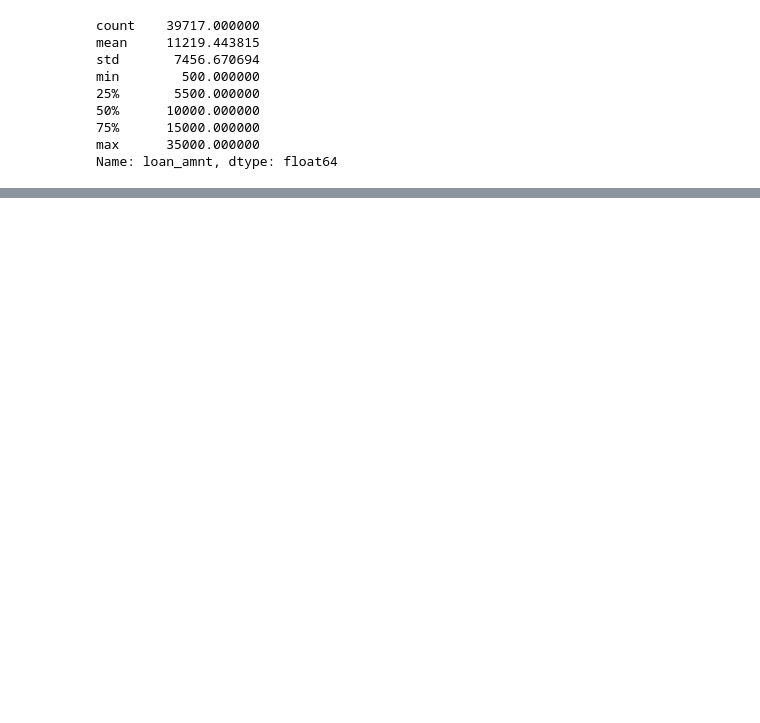
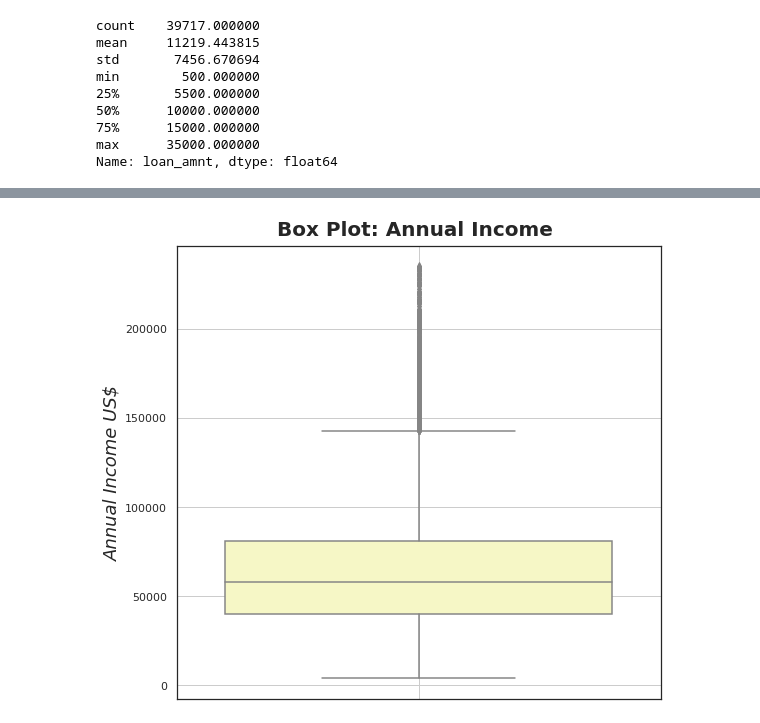
Before and after one commit to teerapat1739/EDA_lending, a Jupyter notebook: notebooks/Group_Facilitator_Name.ipynb, the cells around one changed output, grey strips where cells are left out. Cells and saved outputs as stored; diff of their text form; code cells hidden in the pictures; blank space fills up the shorter version.

```diff
--- a/notebooks/Group_Facilitator_Name.ipynb
+++ b/notebooks/Group_Facilitator_Name.ipynb
@@ -425,0 +453,4 @@ Name: loan_amnt, dtype: float64
+# %%
+boxplot('annual_inc', 'Annual Income')
+# %% [output]
+[figure, added]
```
Also changed, not shown: parts of 34 cells of this notebook.
